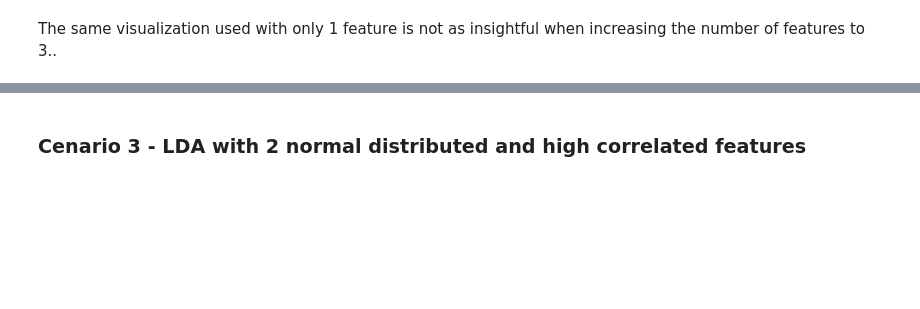
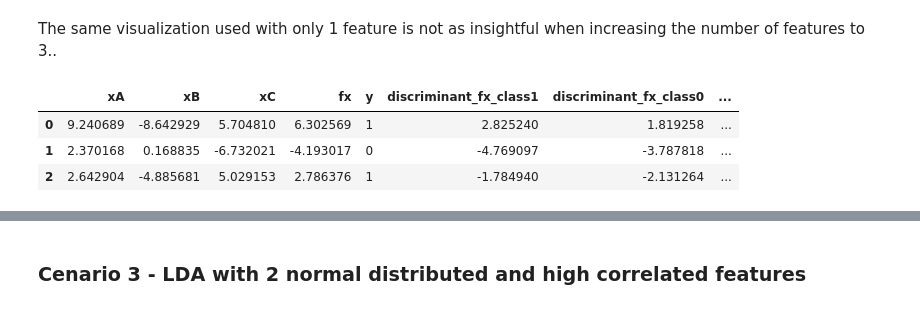
Before and after one commit to rknagao/studies, a Jupyter notebook: introduction-statistical-learning/classification_models/linear_discriminant_analysis.ipynb, the cells around one changed output, grey strips where cells are left out. Cells and saved outputs as stored; diff of their text form; code cells hidden in the pictures; blank space fills up the shorter version.

```diff
--- a/introduction-statistical-learning/classification_models/linear_discriminant_analysis.ipynb
+++ b/introduction-statistical-learning/classification_models/linear_discriminant_analysis.ipynb
@@ -213,4 +253,24 @@ import plotly.express as px
 fig = px.scatter_3d(data,
                     x='xA' , y='xB', z='xC', color='prediction_lda')
 fig.show()
+# %%
+#check with scikit-learn
+from sklearn.discriminant_analysis import LinearDiscriminantAnalysis
+
+lda = LinearDiscriminantAnalysis().fit(X, y)
+lda.predict(X).tolist()
+
+data['prediction_sklearn'] = lda.predict(X).tolist()
+data['prob1_sklearn'] = lda.predict_proba(X)[:,1]
+data['prob0_sklearn'] = lda.predict_proba(X)[:,0]
+
+
+#cases of divergence (why?)
+data.loc[data['prediction_lda'] != data['prediction_sklearn']]
+data.head(3)
+# %% [output]
+|  | xA | xB | xC | fx | y | discriminant_fx_class1 | discriminant_fx_class0 | ... |
+| 0 | 9.240689 | -8.642929 | 5.704810 | 6.302569 | 1 | 2.825240 | 1.819258 | ... |
+| 1 | 2.370168 | 0.168835 | -6.732021 | -4.193017 | 0 | -4.769097 | -3.787818 | ... |
+| 2 | 2.642904 | -4.885681 | 5.029153 | 2.786376 | 1 | -1.784940 | -2.131264 | ... |
 # %%
```
Also changed, not shown: parts of 17 cells of this notebook.
